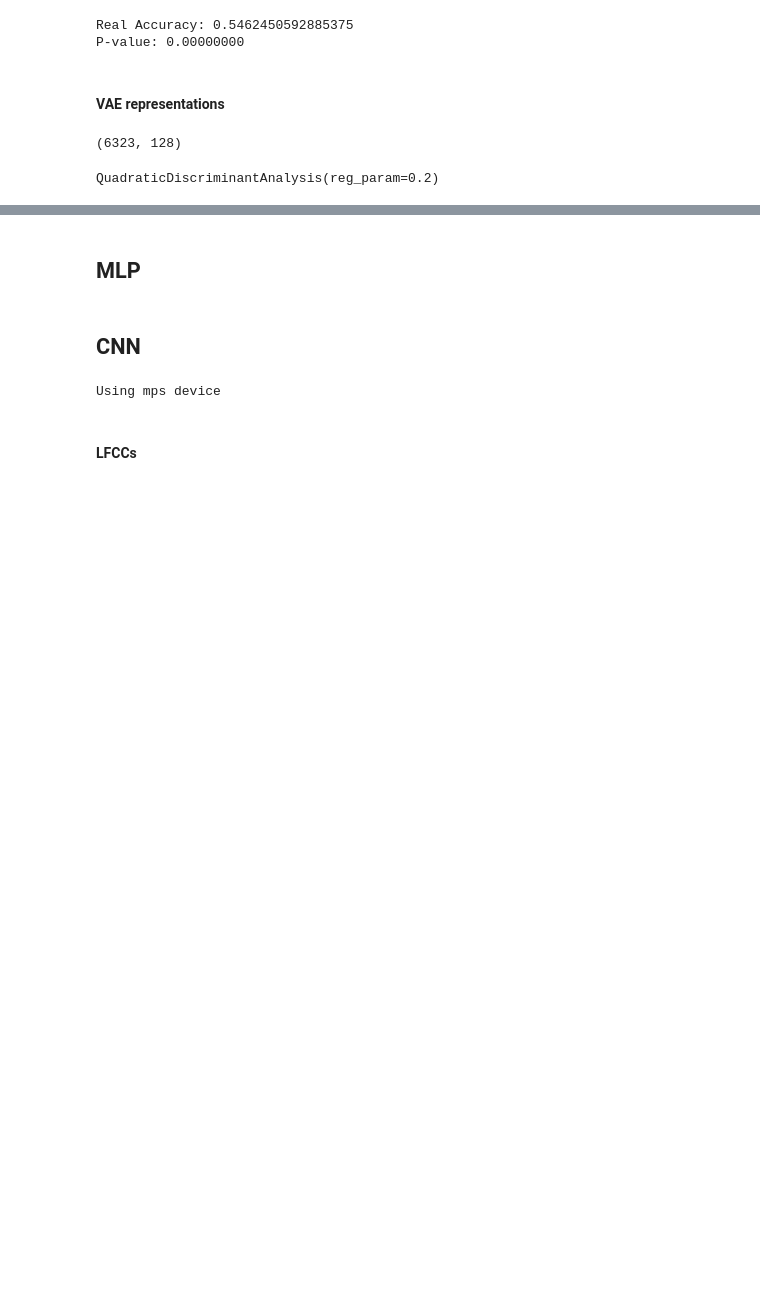
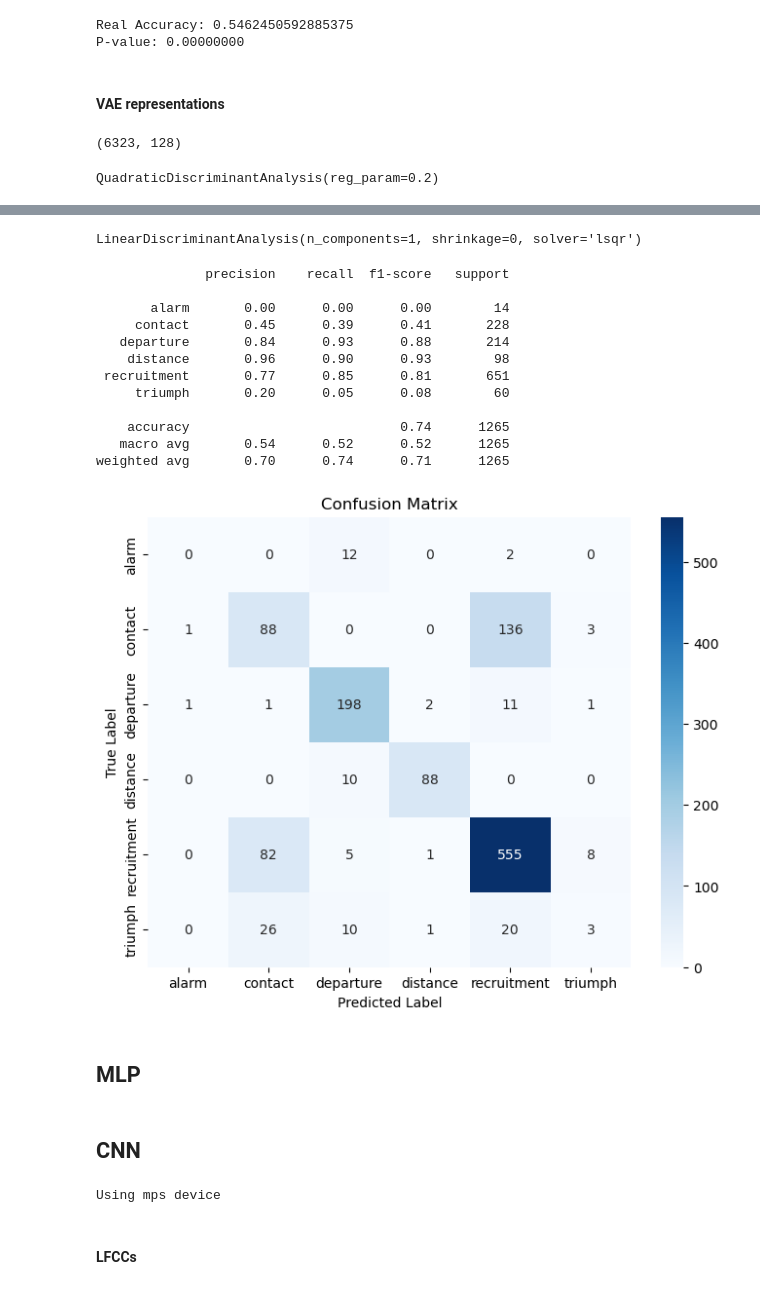
Before and after one commit to lgies23/GooseVocalizations---Thesis-code, a Jupyter notebook: classify_call_types.ipynb, the cells around one changed output, grey strips where cells are left out. Drawn from its saved outputs; the diff is of its cells as text; code cells hidden in the pictures; blank space fills up the shorter version.

```diff
--- a/classify_call_types.ipynb
+++ b/classify_call_types.ipynb
@@ -700,3 +811,25 @@ weighted avg       0.32      0.08      0.12      1265
+# %%
+lda = LDA(solver="lsqr", shrinkage=0, n_components=1)
+lda.fit(X_train, y_train)
+# %% [output]
+LinearDiscriminantAnalysis(n_components=1, shrinkage=0, solver='lsqr')
+# %%
+y_pred = lda.predict(X_test)
+create_evaluation_plots(y_test, y_pred, le)
+# %% [output]
+              precision    recall  f1-score   support
+
+       alarm       0.00      0.00      0.00        14
+     contact       0.45      0.39      0.41       228
+   departure       0.84      0.93      0.88       214
+    distance       0.96      0.90      0.93        98
+ recruitment       0.77      0.85      0.81       651
+     triumph       0.20      0.05      0.08        60
+
+    accuracy                           0.74      1265
+   macro avg       0.54      0.52      0.52      1265
+weighted avg       0.70      0.74      0.71      1265
+[figure, added]
 # %% [markdown]
 ## MLP
 # %% [markdown]
```
Also changed, not shown: parts of 15 cells of this notebook.
